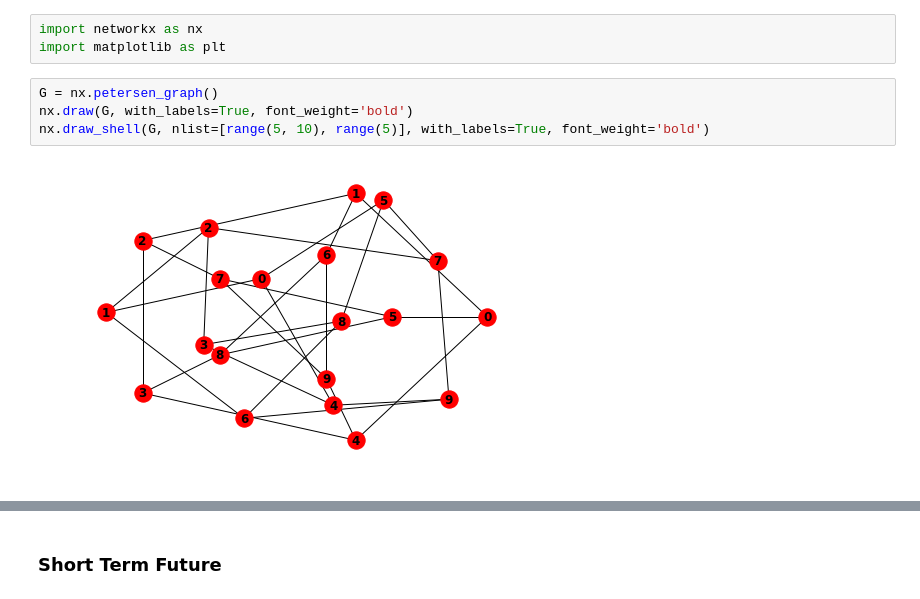
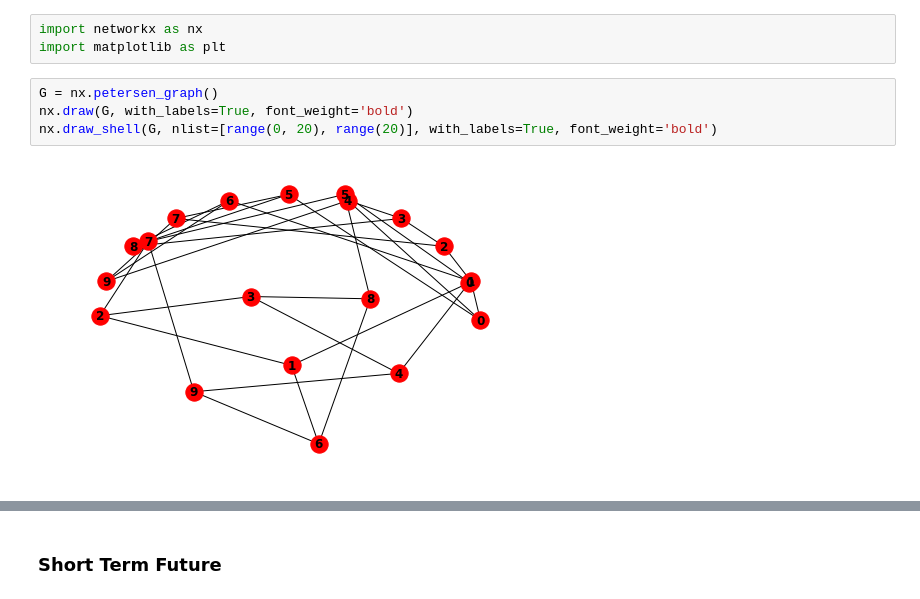
Before and after one commit to AmeetR/pastpresentfuture, a Jupyter notebook: Midterm_Essay.ipynb, the cells around one changed output, grey strips where cells are left out. Drawn from its saved outputs; the diff is of its cells as text.

Commit message:
added another visualization

```diff
--- a/Midterm_Essay.ipynb
+++ b/Midterm_Essay.ipynb
@@ -81,6 +81,6 @@ import matplotlib as plt
 # %%
 G = nx.petersen_graph()
 nx.draw(G, with_labels=True, font_weight='bold')
-nx.draw_shell(G, nlist=[range(5, 10), range(5)], with_labels=True, font_weight='bold')
+nx.draw_shell(G, nlist=[range(0, 20), range(20)], with_labels=True, font_weight='bold')
 # %% [output]
-[figure, old version]
+[figure, new version]
```
Also changed, not shown: parts of 2 cells of this notebook, 1 other file.
